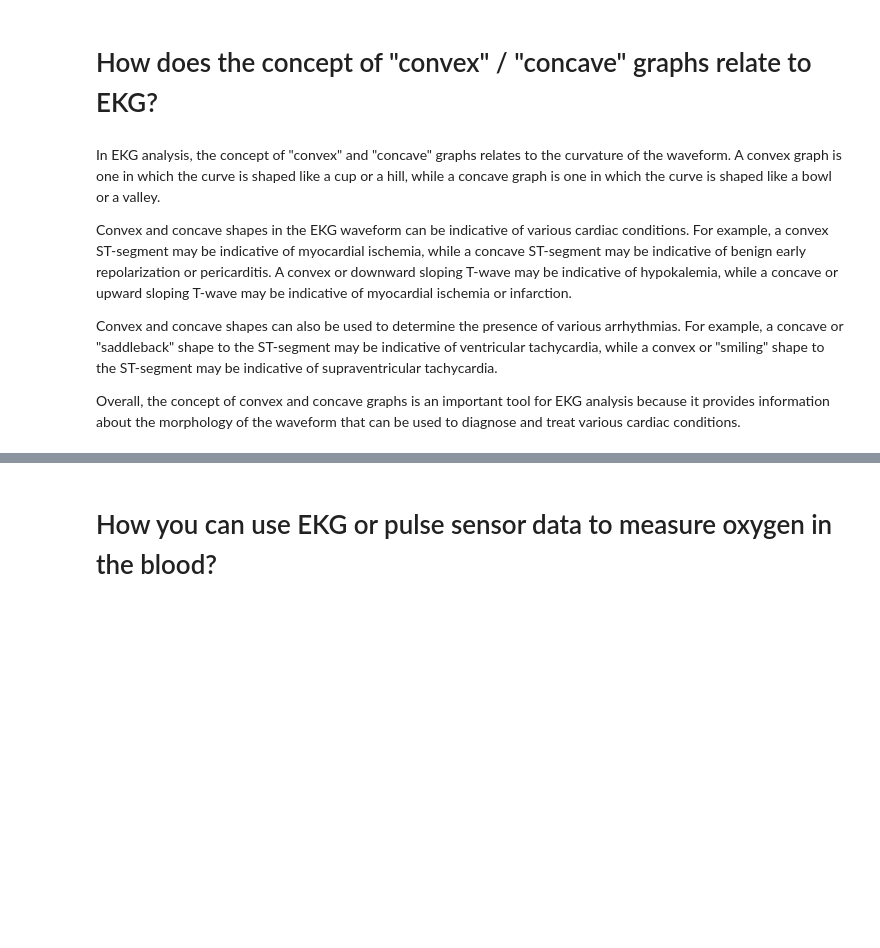
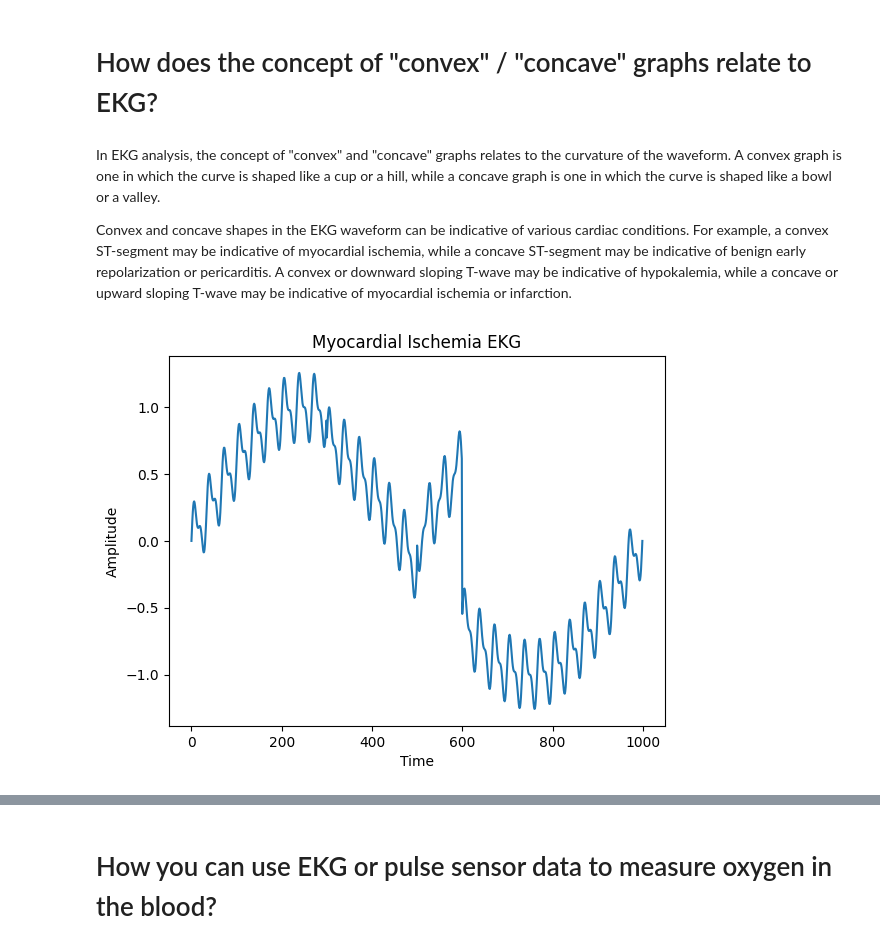
Before and after one commit to borisov5/Math_Concepts_for_Developers_March_2023, a Jupyter notebook: project for exam/Electrocardiography_project.ipynb, the cells around one changed output, grey strips where cells are left out. Cells and saved outputs as stored; diff of their text form; code cells hidden in the pictures; blank space fills up the shorter version.

```diff
--- a/project for exam/Electrocardiography_project.ipynb
+++ b/project for exam/Electrocardiography_project.ipynb
@@ -150,7 +153,32 @@ In addition to the R-peaks and T-waves, the EKG waveform also contains other loc
 In EKG analysis, the concept of "convex" and "concave" graphs relates to the curvature of the waveform. A convex graph is one in which the curve is shaped like a cup or a hill, while a concave graph is one in which the curve is shaped like a bowl or a valley.
 
 Convex and concave shapes in the EKG waveform can be indicative of various cardiac conditions. For example, a convex ST-segment may be indicative of myocardial ischemia, while a concave ST-segment may be indicative of benign early repolarization or pericarditis. A convex or downward sloping T-wave may be indicative of hypokalemia, while a concave or upward sloping T-wave may be indicative of myocardial ischemia or infarction.
-
-Convex and concave shapes can also be used to determine the presence of various arrhythmias. For example, a concave or "saddleback" shape to the ST-segment may be indicative of ventricular tachycardia, while a convex or "smiling" shape to the ST-segment may be indicative of supraventricular tachycardia.
-
-Overall, the concept of convex and concave graphs is an important tool for EKG analysis because it provides information about the morphology of the waveform that can be used to diagnose and treat various cardiac conditions.
+# %%
+# an example for myocardial ischemia
+def generate_ecg():
+    # Generate a synthetic EKG waveform with normal characteristics
+    t = np.linspace(0, 1, num=1000)  # Time vector
+    ecg = np.sin(2 * np.pi * 1 * t) + 0.2 * np.sin(2 * np.pi * 30 * t) + 0.1 * np.sin(2 * np.pi * 60 * t)
+    return ecg
+
+def add_ischemia(ecg, start_index, end_index):
+    # Add simulated ischemic changes to the EKG waveform
+    ecg[start_index:end_index] -= 0.2  # ST segment depression
+    ecg[end_index:end_index + 100] = -ecg[end_index:end_index + 100]  # T-wave inversion
+
+# Generate a synthetic EKG waveform
+ecg_signal = generate_ecg()
+
+# Add simulated ischemic changes to the EKG waveform
+start_index = 300
+end_index = 500
+add_ischemia(ecg_signal, start_index, end_index)
+
+# Plot the EKG waveform
+plt.plot(ecg_signal)
+plt.title('Myocardial Ischemia EKG')
+plt.xlabel('Time')
+plt.ylabel('Amplitude')
+plt.show()
+# %% [output]
+[figure, added]
```
Also changed, not shown: parts of 31 cells of this notebook, 1 other file.
